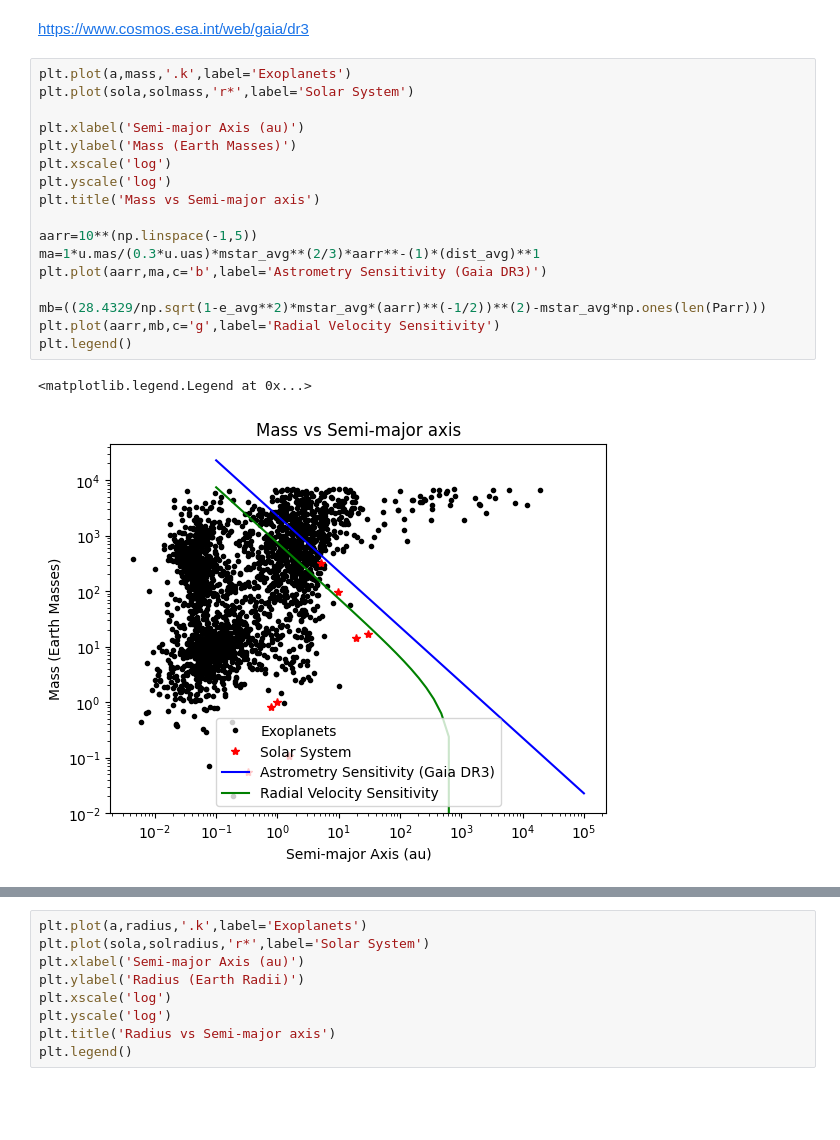
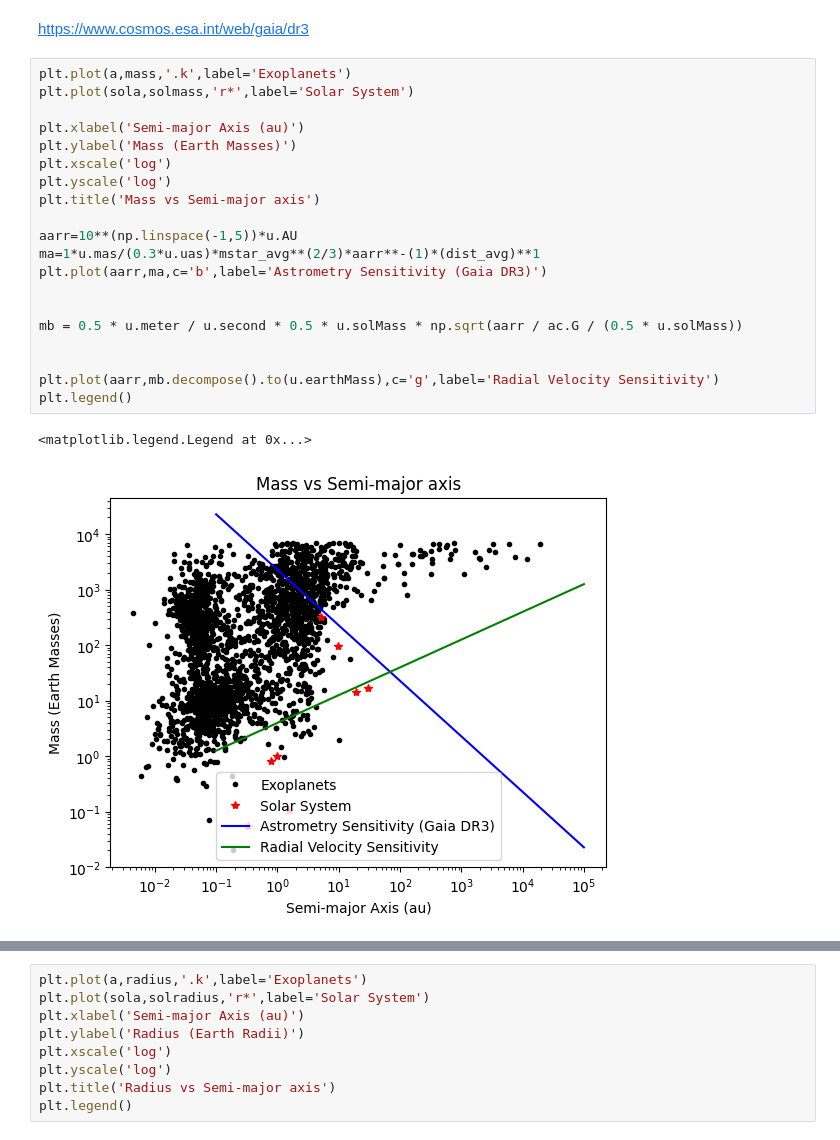
Before and after one commit to MayaLegersky/Astro5205Group1, a Jupyter notebook: 5205_Project1_12925.ipynb, the cells around one changed output, grey strips where cells are left out. Saved outputs shown, nothing was run; the diff lists cells and outputs as text; blank space fills up the shorter version.

```diff
--- a/5205_Project1_12925.ipynb
+++ b/5205_Project1_12925.ipynb
@@ -64,23 +64,26 @@ https://www.cosmos.esa.int/web/gaia/dr3
 # %%
 plt.plot(a,mass,'.k',label='Exoplanets')
 plt.plot(sola,solmass,'r*',label='Solar System')
 
 plt.xlabel('Semi-major Axis (au)')
 plt.ylabel('Mass (Earth Masses)')
 plt.xscale('log')
 plt.yscale('log')
 plt.title('Mass vs Semi-major axis')
 
-aarr=10**(np.linspace(-1,5))
+aarr=10**(np.linspace(-1,5))*u.AU
 ma=1*u.mas/(0.3*u.uas)*mstar_avg**(2/3)*aarr**-(1)*(dist_avg)**1
 plt.plot(aarr,ma,c='b',label='Astrometry Sensitivity (Gaia DR3)')
 
-mb=((28.4329/np.sqrt(1-e_avg**2)*mstar_avg*(aarr)**(-1/2))**(2)-mstar_avg*np.ones(len(Parr)))
-plt.plot(aarr,mb,c='g',label='Radial Velocity Sensitivity')
+
+mb = 0.5 * u.meter / u.second * 0.5 * u.solMass * np.sqrt(aarr / ac.G / (0.5 * u.solMass))
+
+
+plt.plot(aarr,mb.decompose().to(u.earthMass),c='g',label='Radial Velocity Sensitivity')
 plt.legend()
 # %% [output]
 <matplotlib.legend.Legend at 0x...>
-[figure, old version]
+[figure, new version]
 # %%
 plt.plot(period,radius,'.k',label='Exoplanets')
 plt.plot(solperiod,solradius,'r*',label='Solar System')
```
Also changed, not shown: parts of 1 cell of this notebook.
